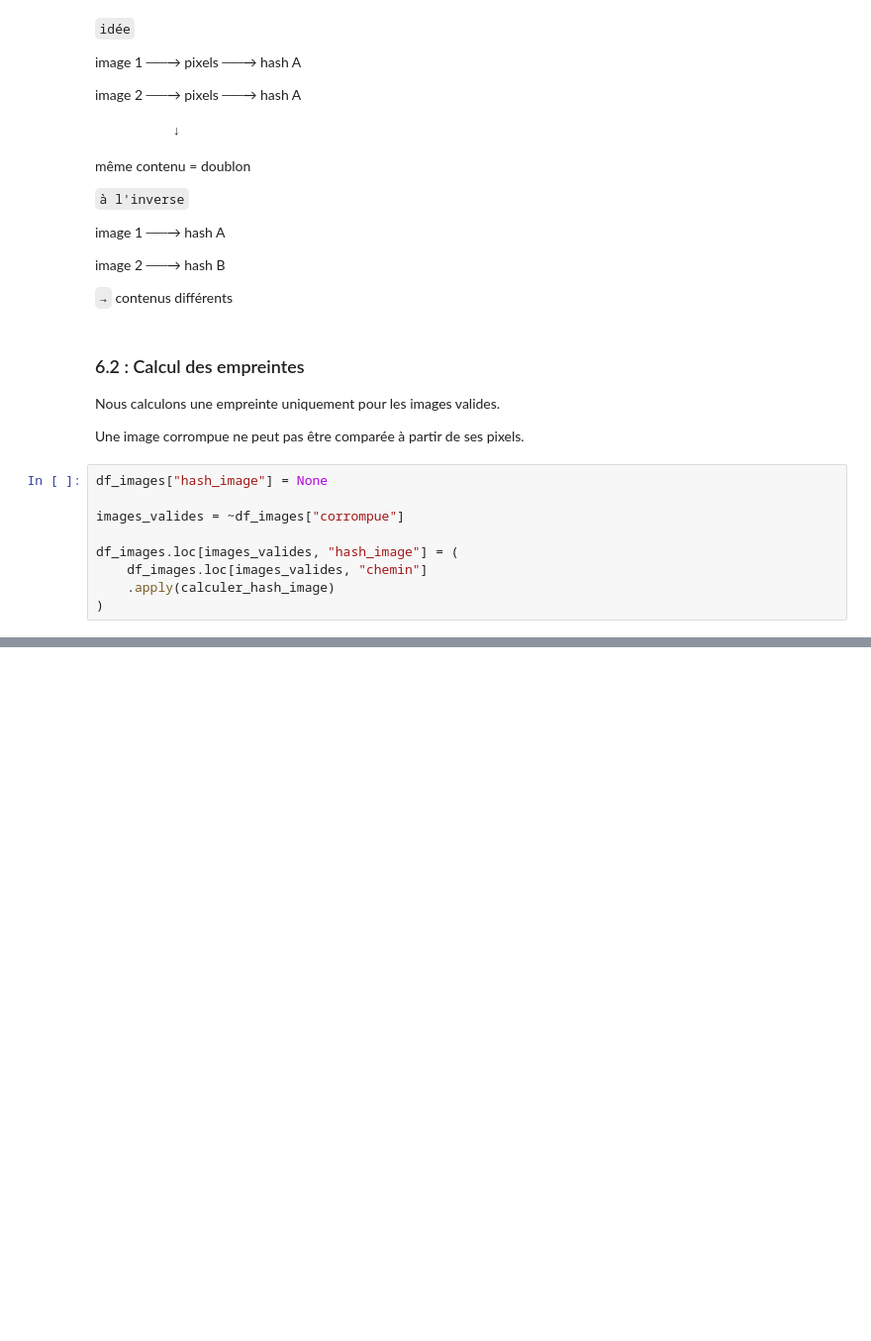
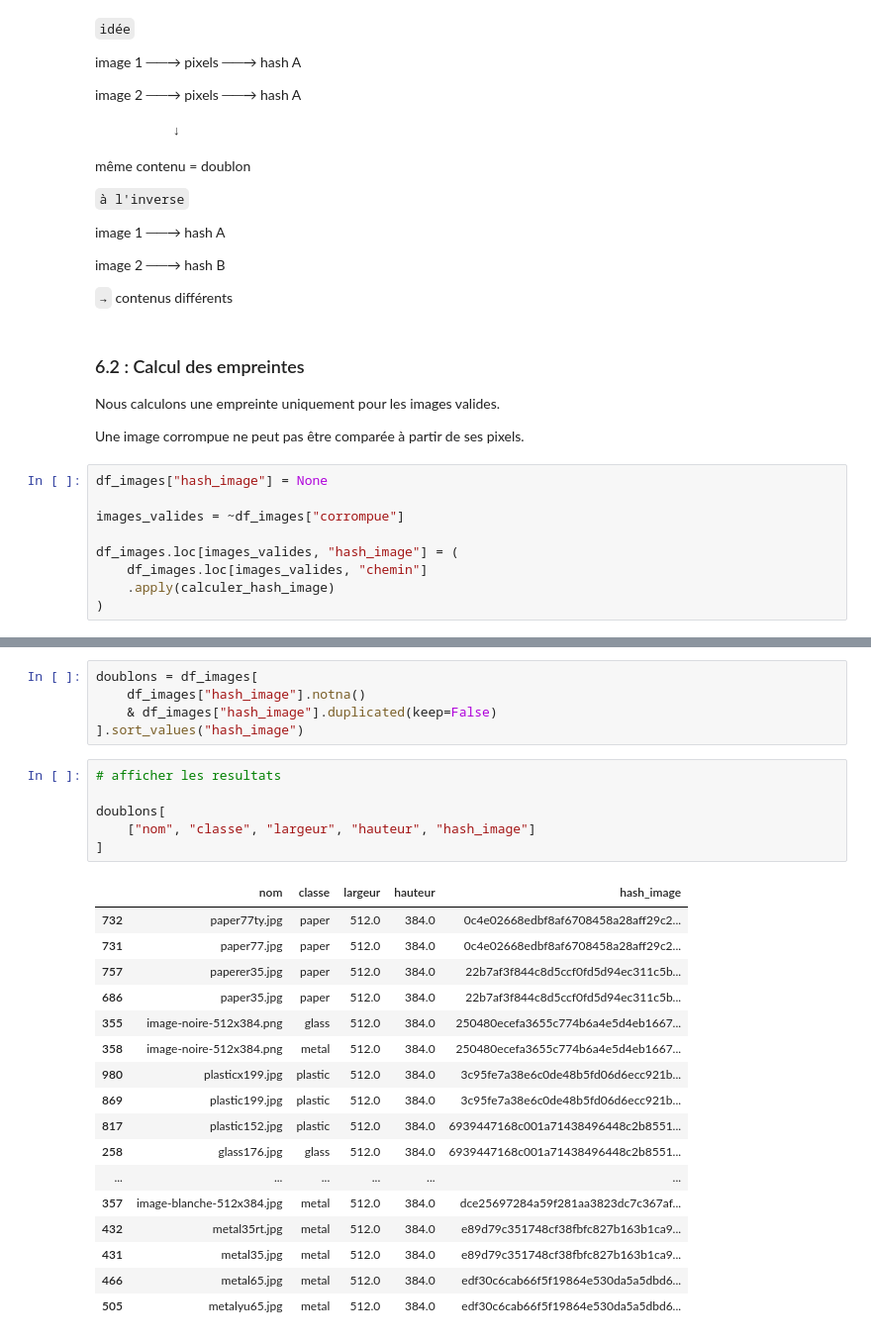
Before and after one commit to sirius-code7/atelier_prepa_donnees_image, a Jupyter notebook: notebooks/atelier_prepa_donnees_images.ipynb, the cells around one changed output, grey strips where cells are left out. Shown at 99% size. Saved outputs shown, nothing was run; the diff lists cells and outputs as text; blank space fills up the shorter version.

Commit message:
identifier + afficher + compter les doublons [6.3]
notes: toutes les occurrences sont conservées afin de savoir quels fichiers sonts concernés

```diff
--- a/notebooks/atelier_prepa_donnees_images.ipynb
+++ b/notebooks/atelier_prepa_donnees_images.ipynb
@@ -536,0 +545,29 @@ df_images.loc[images_valides, "hash_image"] = (
+# %%
+doublons = df_images[
+    df_images["hash_image"].notna()
+    & df_images["hash_image"].duplicated(keep=False)
+].sort_values("hash_image")
+# %%
+# afficher les resultats
+
+doublons[
+    ["nom", "classe", "largeur", "hauteur", "hash_image"]
+]
+# %% [output]
+|  | nom | classe | largeur | hauteur | hash_image |
+| 732 | paper77ty.jpg | paper | 512.0 | 384.0 | 0c4e02668edbf8af6708458a28aff29c2... |
+| 731 | paper77.jpg | paper | 512.0 | 384.0 | 0c4e02668edbf8af6708458a28aff29c2... |
+| 757 | paperer35.jpg | paper | 512.0 | 384.0 | 22b7af3f844c8d5ccf0fd5d94ec311c5b... |
+| 686 | paper35.jpg | paper | 512.0 | 384.0 | 22b7af3f844c8d5ccf0fd5d94ec311c5b... |
+| 355 | image-noire-512x384.png | glass | 512.0 | 384.0 | 250480ecefa3655c774b6a4e5d4eb1667... |
+| 358 | image-noire-512x384.png | metal | 512.0 | 384.0 | 250480ecefa3655c774b6a4e5d4eb1667... |
+| 980 | plasticx199.jpg | plastic | 512.0 | 384.0 | 3c95fe7a38e6c0de48b5fd06d6ecc921b... |
+| 869 | plastic199.jpg | plastic | 512.0 | 384.0 | 3c95fe7a38e6c0de48b5fd06d6ecc921b... |
+| 817 | plastic152.jpg | plastic | 512.0 | 384.0 | 6939447168c001a71438496448c2b8551... |
+| 258 | glass176.jpg | glass | 512.0 | 384.0 | 6939447168c001a71438496448c2b8551... |
+| ... | ... | ... | ... | ... | ... |
+| 357 | image-blanche-512x384.jpg | metal | 512.0 | 384.0 | dce25697284a59f281aa3823dc7c367af... |
+| 432 | metal35rt.jpg | metal | 512.0 | 384.0 | e89d79c351748cf38fbfc827b163b1ca9... |
+| 431 | metal35.jpg | metal | 512.0 | 384.0 | e89d79c351748cf38fbfc827b163b1ca9... |
+| 466 | metal65.jpg | metal | 512.0 | 384.0 | edf30c6cab66f5f19864e530da5a5dbd6... |
+| 505 | metalyu65.jpg | metal | 512.0 | 384.0 | edf30c6cab66f5f19864e530da5a5dbd6... |
```
Also changed, not shown: parts of 2 cells of this notebook.
